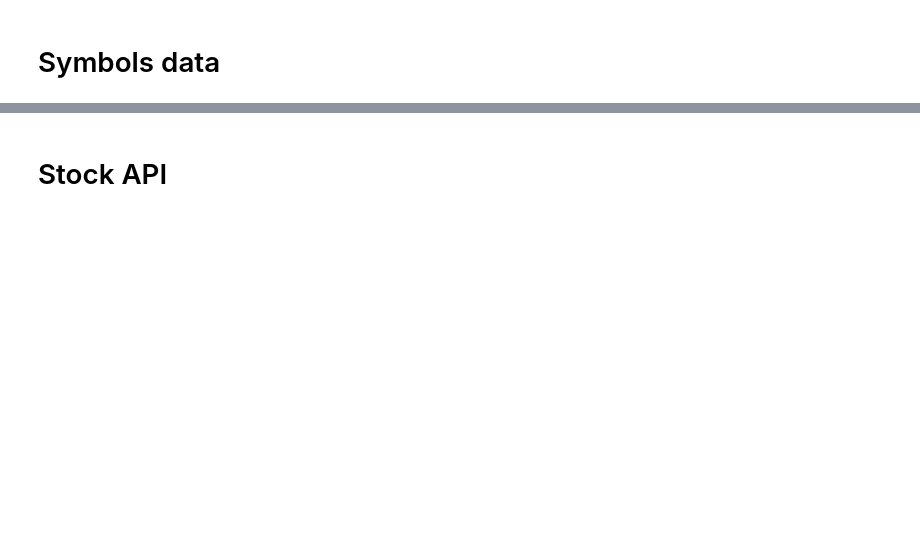
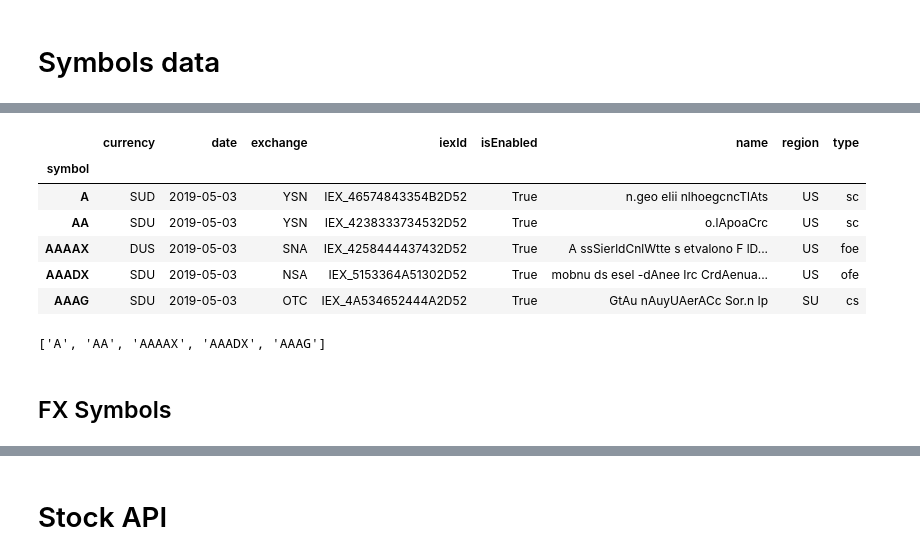
Before and after one commit to tkp-archive/pyEX, a Jupyter notebook: all.ipynb, the cells around one changed output, grey strips where cells are left out. Cells and saved outputs as stored; diff of their text form; code cells hidden in the pictures; blank space fills up the shorter version.

```diff
--- a/all.ipynb
+++ b/all.ipynb
@@ -60,0 +99,16 @@ c.tagsDF()
+# %%
+c.internationalSymbolsDF().head()
+# %% [output]
+|  | currency | date | exchange | iexId | isEnabled | name | region | type |
+| symbol |  |  |  |  |  |  |  |  |
+| A | SUD | 2019-05-03 | YSN | IEX_46574843354B2D52 | True | n.geo eIii nlhoegcncTlAts | US | sc |
+| AA | SDU | 2019-05-03 | YSN | IEX_4238333734532D52 | True | o.lApoaCrc | US | sc |
+| AAAAX | DUS | 2019-05-03 | SNA | IEX_4258444437432D52 | True | A ssSierldCnlWtte s etvalono F lD... | US | foe |
+| AAADX | SDU | 2019-05-03 | NSA | IEX_5153364A51302D52 | True | mobnu ds esel -dAnee Irc CrdAenua... | US | ofe |
+| AAAG | SDU | 2019-05-03 | OTC | IEX_4A534652444A2D52 | True | GtAu nAuyUAerACc Sor.n Ip | SU | cs |
+# %%
+c.internationalSymbolsList()[:5]
+# %% [output]
+['A', 'AA', 'AAAAX', 'AAADX', 'AAAG']
+# %% [markdown]
+## FX Symbols
```
Also changed, not shown: parts of 267 cells of this notebook, 4 other files.
